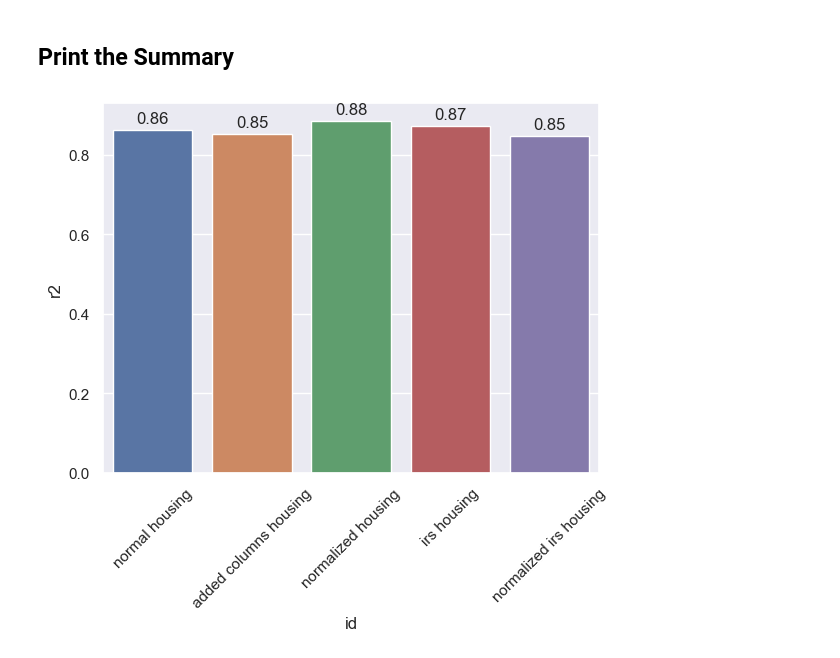
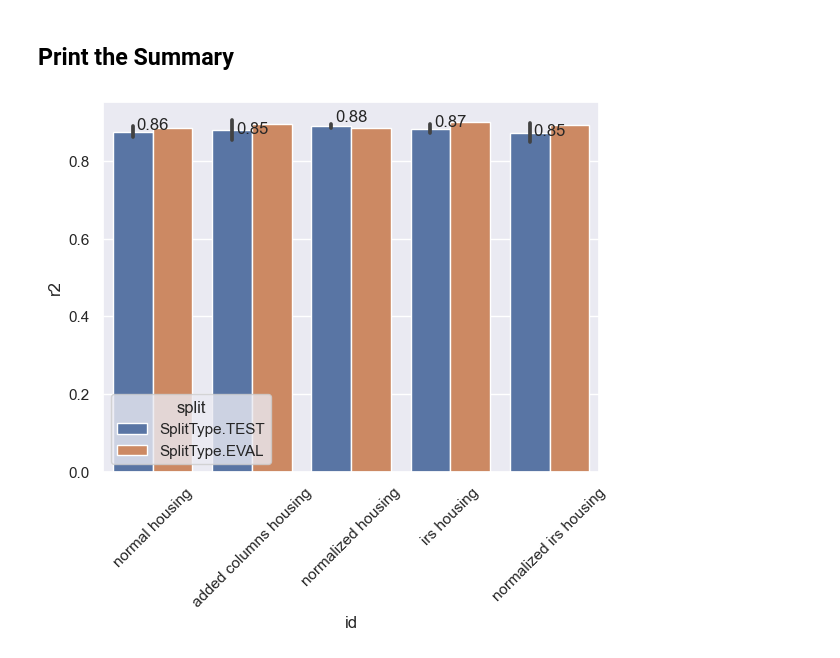
Before and after one commit to jjossie/jberds-housing, a Jupyter notebook: housing.ipynb, the cells around one changed output. Cells and saved outputs as stored; diff of their text form; code cells hidden in the pictures.

Commit message:
feature importance evaluation

```diff
--- a/housing.ipynb
+++ b/housing.ipynb
@@ -218,31 +218,46 @@ cross_validators = {}
 # %% [markdown]
 ### Define Evaluation and Reporting functions
 # %%
-def evaluate(model_id, y_test, y_pred):
-    r2 = r2_score(y_test, y_pred)
-    rmse = mean_squared_error(y_test, y_pred, squared=False)
+from sklearn.model_selection import RandomizedSearchCV, GridSearchCV
 
-    print(f"evaluating {model_id}: \n\tR2: {r2}\n\tRMSE: {rmse}")
 
-    results.loc[len(results)] = [model_id, SplitType.TEST, r2, rmse]
+def evaluate(model_id, search: RandomizedSearchCV, y_test, y_pred):
 
-def report(model_set):
+    cross_validators[model_id] = search
+    models[model_id] = best_model
+
+    test_r2 = r2_score(y_test, y_pred)
+    test_rmse = mean_squared_error(y_test, y_pred, squared=False)
+
+    print(f"\nEvaluating '{model_id}': \n"
+          f"\n\tTest R2: {test_r2}\n"
+          f"\n\tTest RMSE: {test_rmse}\n"
+          f"\n\tEval R2: {search.best_score_}\n")
+    print("\t\tBest Params: ")
+    print(search.best_params_)
+
+    results.loc[len(results)] = [model_id, SplitType.EVAL, search.best_score_, test_rmse]
+    results.loc[len(results)] = [model_id, SplitType.TEST, test_r2, test_rmse]
+
+
+def report():
 
     plt = sns.barplot(
         data=results,
         x="id",
         y="r2",
+        hue="split"
     )
 
     pyplot.xticks(rotation=45)
 
     # Add values to the top of each bar
     for index, row in results.iterrows():
-        plt.annotate(round(row['r2'], 2),  # Value to display
-                     xy=(row.name, row['r2']),  # Position of the value
-                     xytext=(0, 5),  # Offset text position (optional)
+        plt.annotate(round(row['r2'], 2),         # Value to display
+                     xy=(row.name, row['r2']),    # Position of the value
+                     xytext=(0, 5),               # Offset text position (optional)
                      textcoords='offset points',  # Offset type (optional)
-                     ha='center')  # Horizontal alignment of the value
+                     ha='center')                 # Horizontal alignment of the value
 # %% [markdown]
 ## Train all possible Datasets
 # %%
@@ -306,6 +362,6 @@ evaluating normalized irs housing:
 # %% [markdown]
 ## Print the Summary
 # %%
-report(results)
+report()
 # %% [output]
-[figure, old version]
+[figure, new version]
```
Also changed, not shown: parts of 3 cells of this notebook.
